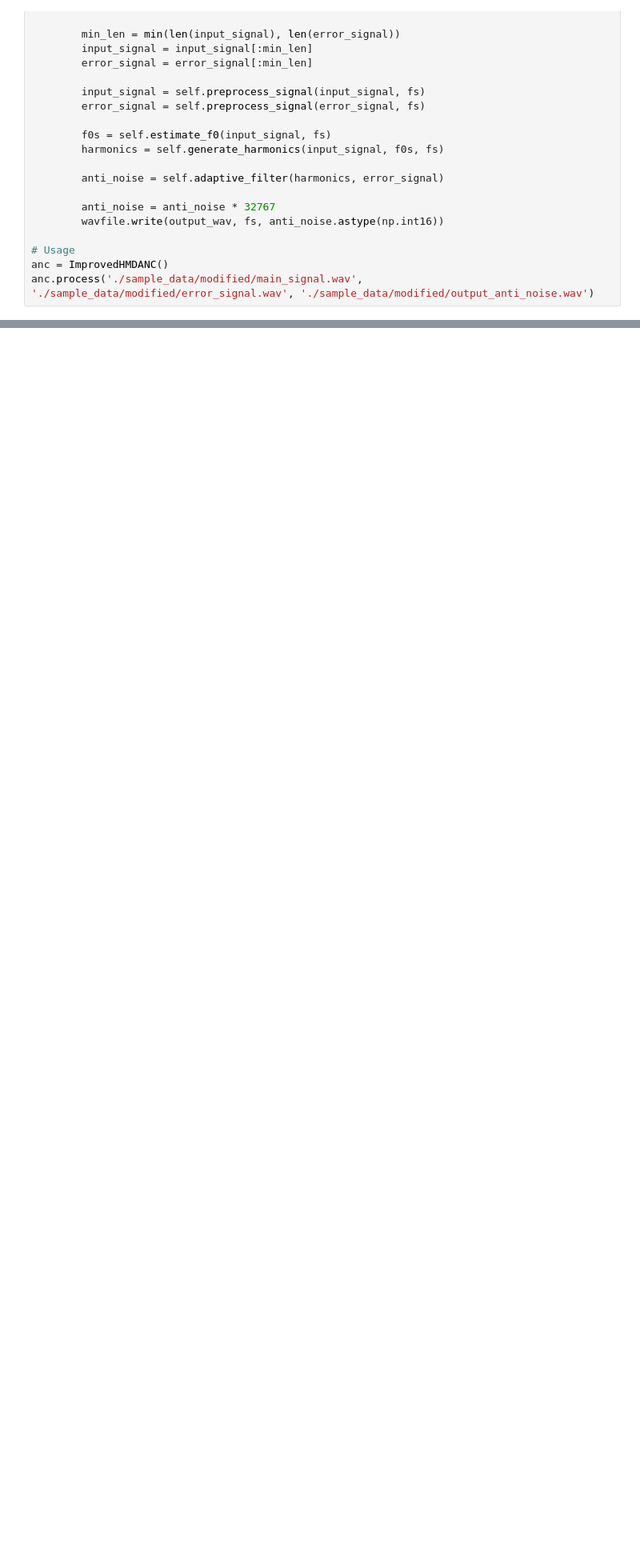
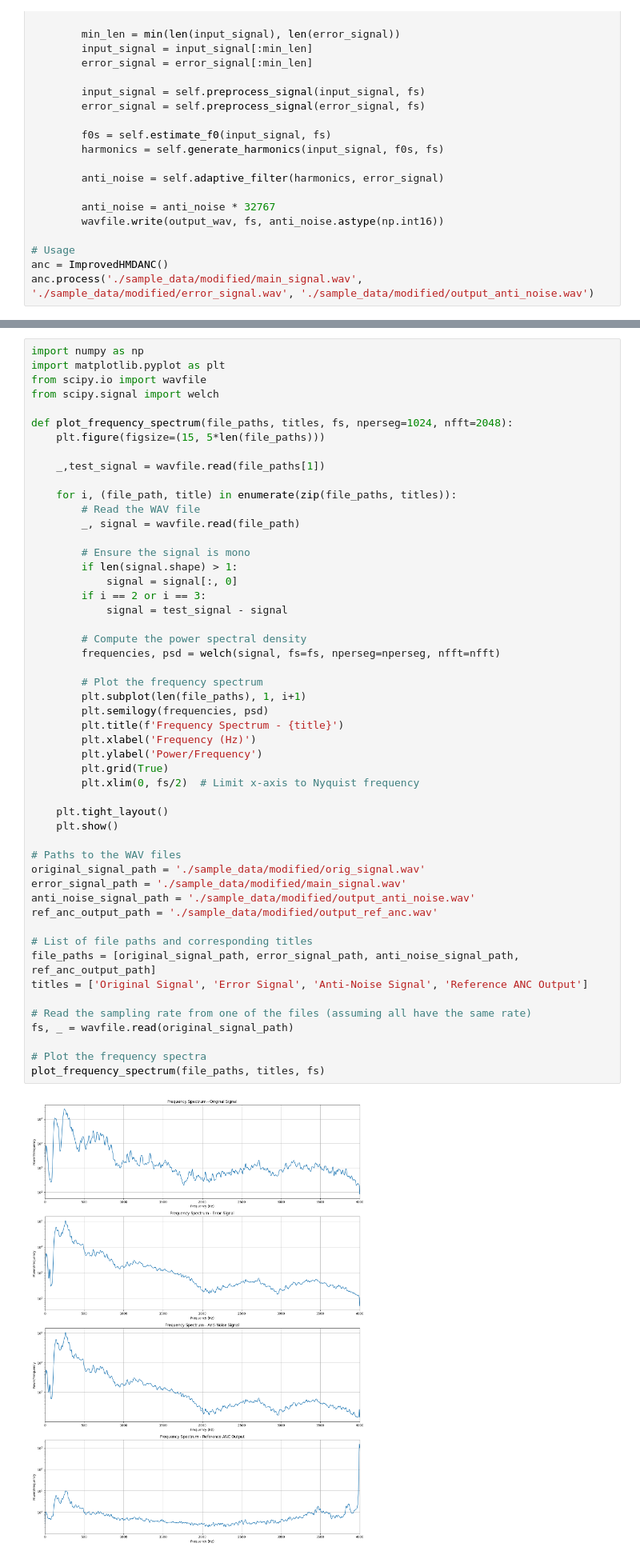
Before and after one commit to vasudeva43/DSP_group_16, a Jupyter notebook: DSP_poject_group16.ipynb, the cells around one changed output, grey strips where cells are left out. Shown: that part at 80% size. Saved outputs shown, nothing was run; the diff lists cells and outputs as text; blank space fills up the shorter version.

```diff
--- a/DSP_poject_group16.ipynb
+++ b/DSP_poject_group16.ipynb
@@ -375,0 +402,53 @@ Noise Reduction (HMD ANC): -5.12 dB
+# %%
+import numpy as np
+import matplotlib.pyplot as plt
+from scipy.io import wavfile
+from scipy.signal import welch
+
+def plot_frequency_spectrum(file_paths, titles, fs, nperseg=1024, nfft=2048):
+    plt.figure(figsize=(15, 5*len(file_paths)))
+
+    _,test_signal = wavfile.read(file_paths[1])
+
+    for i, (file_path, title) in enumerate(zip(file_paths, titles)):
+        # Read the WAV file
+        _, signal = wavfile.read(file_path)
+
+        # Ensure the signal is mono
+        if len(signal.shape) > 1:
+            signal = signal[:, 0]
+        if i == 2 or i == 3:
+            signal = test_signal - signal
+
+        # Compute the power spectral density
+        frequencies, psd = welch(signal, fs=fs, nperseg=nperseg, nfft=nfft)
+
+        # Plot the frequency spectrum
+        plt.subplot(len(file_paths), 1, i+1)
+        plt.semilogy(frequencies, psd)
+        plt.title(f'Frequency Spectrum - {title}')
+        plt.xlabel('Frequency (Hz)')
+        plt.ylabel('Power/Frequency')
+        plt.grid(True)
+        plt.xlim(0, fs/2)  # Limit x-axis to Nyquist frequency
+
+    plt.tight_layout()
+    plt.show()
+
+# Paths to the WAV files
+original_signal_path = './sample_data/modified/orig_signal.wav'
+error_signal_path = './sample_data/modified/main_signal.wav'
+anti_noise_signal_path = './sample_data/modified/output_anti_noise.wav'
+ref_anc_output_path = './sample_data/modified/output_ref_anc.wav'
+
+# List of file paths and corresponding titles
+file_paths = [original_signal_path, error_signal_path, anti_noise_signal_path, ref_anc_output_path]
+titles = ['Original Signal', 'Error Signal', 'Anti-Noise Signal', 'Reference ANC Output']
+
+# Read the sampling rate from one of the files (assuming all have the same rate)
+fs, _ = wavfile.read(original_signal_path)
+
+# Plot the frequency spectra
+plot_frequency_spectrum(file_paths, titles, fs)
+# %% [output]
+[figure, added]
```
Also changed, not shown: parts of 3 cells of this notebook, 5 other files.
